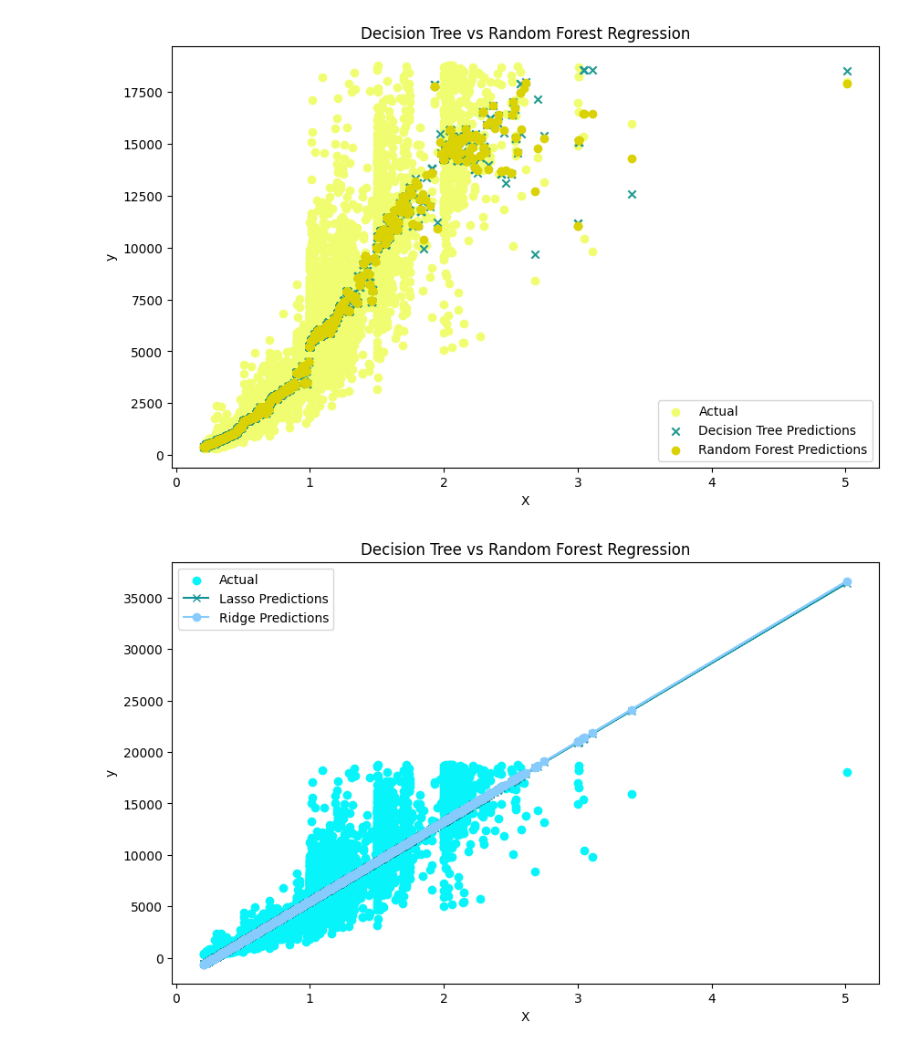
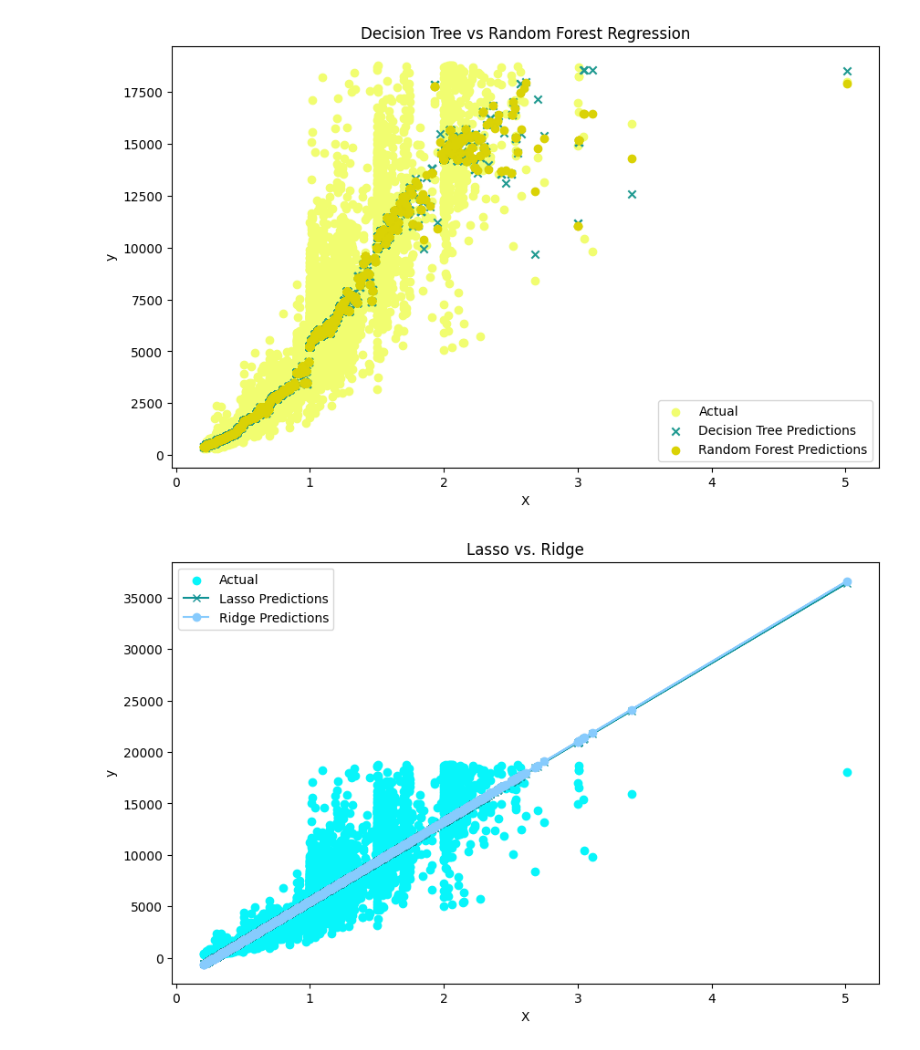
Before and after one commit to Chronometal26/Diamond-Price-Prediction, a Jupyter notebook: Diamond Price Prediction.ipynb, the cells around one changed output. Cells and saved outputs as stored; diff of their text form; code cells hidden in the pictures.

```diff
--- a/Diamond Price Prediction.ipynb
+++ b/Diamond Price Prediction.ipynb
@@ -270,14 +270,14 @@ plt.show()
 # %%
 plt.figure(figsize=(10, 6))
 
 plt.scatter(X_test, y_test, color='#07f5fa', label='Actual')
 plt.plot(X_test, y_pred_lasso, color='#109295', marker='x', label='Lasso Predictions')
 plt.plot(X_test, y_pred_ridge, color='#87cbfd', marker='o', label='Ridge Predictions')
 
 plt.xlabel('X')
 plt.ylabel('y')
-plt.title('Decision Tree vs Random Forest Regression')
+plt.title('Lasso vs. Ridge')
 plt.legend()
 plt.show()
 # %% [output]
-[figure, old version]
+[figure, new version]
```
